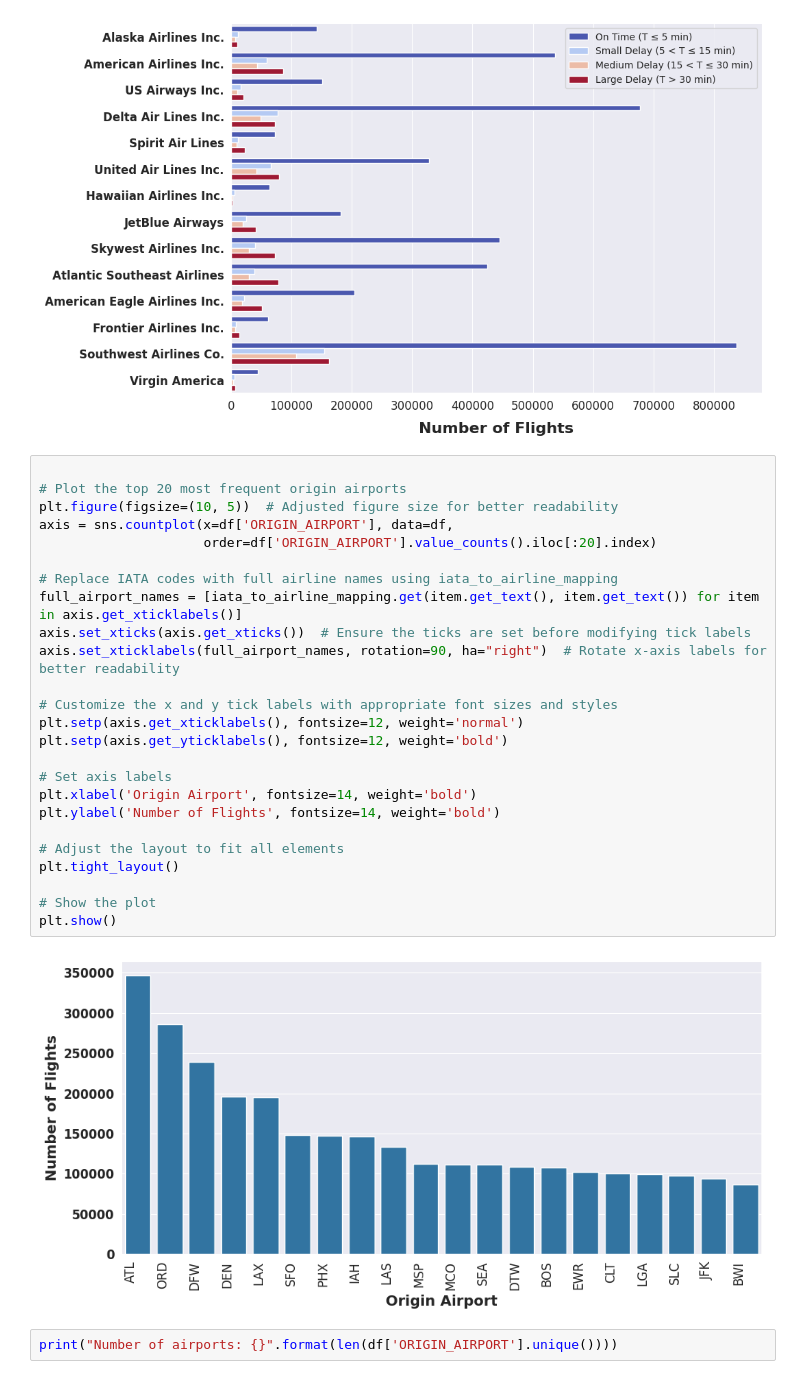
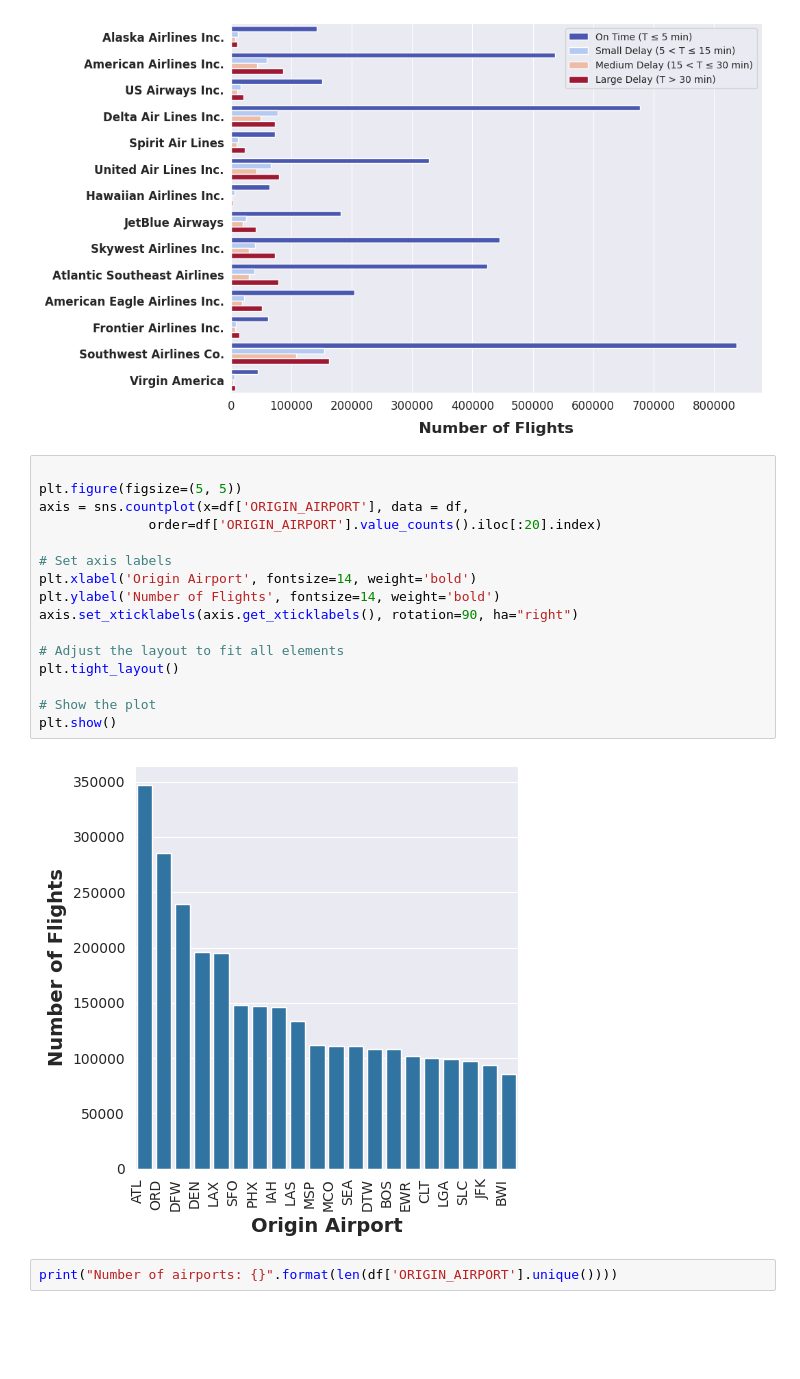
Before and after one commit to SavinduWickr/Flight_Price-Delay_Prediction, a Jupyter notebook: Delay_prediction/EDA-Delay.ipynb, the cells around one changed output. Drawn from its saved outputs; the diff is of its cells as text; blank space fills up the shorter version.

```diff
--- a/Delay_prediction/EDA-Delay.ipynb
+++ b/Delay_prediction/EDA-Delay.ipynb
@@ -114,31 +114,22 @@ plt.show()
 [figure]
 # %%
 
-# Plot the top 20 most frequent origin airports
-plt.figure(figsize=(10, 5))  # Adjusted figure size for better readability
-axis = sns.countplot(x=df['ORIGIN_AIRPORT'], data=df,
-                     order=df['ORIGIN_AIRPORT'].value_counts().iloc[:20].index)
-
-# Replace IATA codes with full airline names using iata_to_airline_mapping
-full_airport_names = [iata_to_airline_mapping.get(item.get_text(), item.get_text()) for item in axis.get_xticklabels()]
-axis.set_xticks(axis.get_xticks())  # Ensure the ticks are set before modifying tick labels
-axis.set_xticklabels(full_airport_names, rotation=90, ha="right")  # Rotate x-axis labels for better readability
-
-# Customize the x and y tick labels with appropriate font sizes and styles
-plt.setp(axis.get_xticklabels(), fontsize=12, weight='normal')
-plt.setp(axis.get_yticklabels(), fontsize=12, weight='bold')
+plt.figure(figsize=(5, 5))
+axis = sns.countplot(x=df['ORIGIN_AIRPORT'], data = df,
+              order=df['ORIGIN_AIRPORT'].value_counts().iloc[:20].index)
 
 # Set axis labels
 plt.xlabel('Origin Airport', fontsize=14, weight='bold')
 plt.ylabel('Number of Flights', fontsize=14, weight='bold')
+axis.set_xticklabels(axis.get_xticklabels(), rotation=90, ha="right")
 
 # Adjust the layout to fit all elements
 plt.tight_layout()
 
 # Show the plot
 plt.show()
 # %% [output]
-[figure, old version]
+[figure, new version]
 # %%
 print("Number of airports: {}".format(len(df['ORIGIN_AIRPORT'].unique())))
 # %% [output]
```
Also changed, not shown: parts of 2 cells of this notebook.
